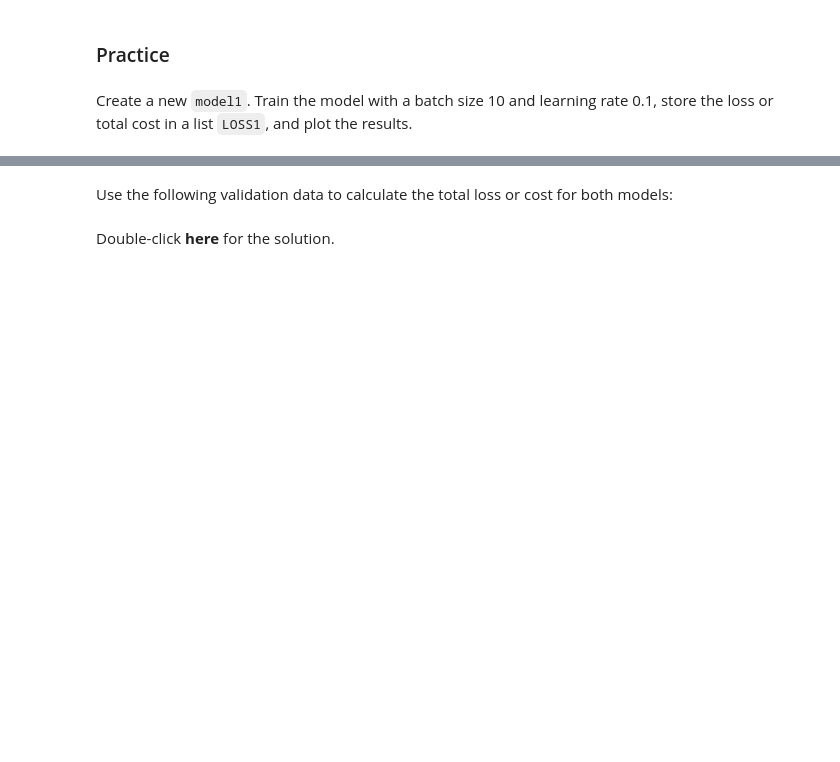
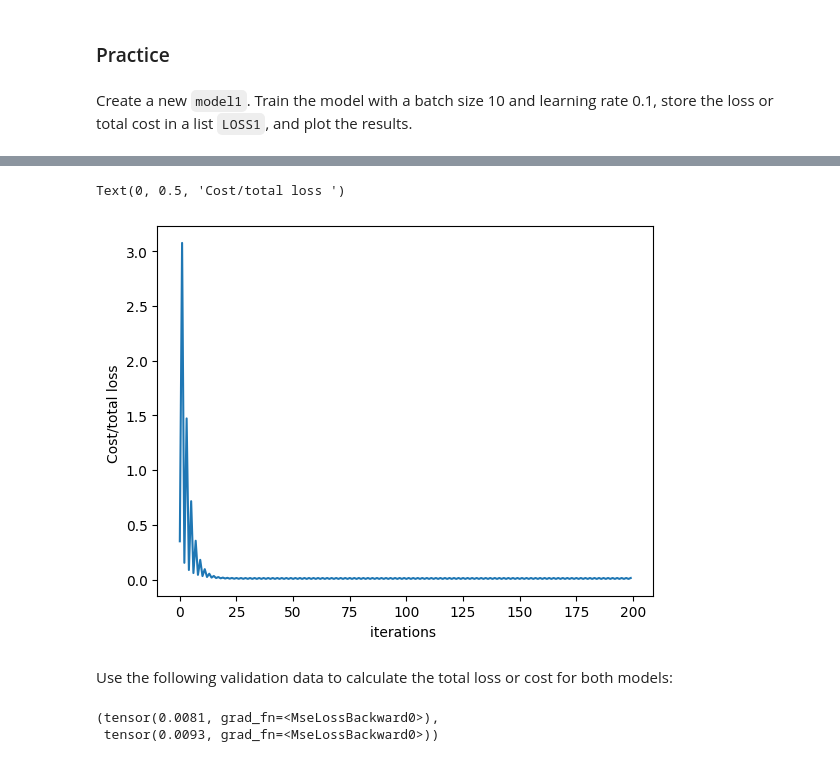
Before and after one commit to imteekay/machine-learning-research, a Jupyter notebook: courses/introduction-to-neural-networks-and-pytorch/multiple_linear_regression_training.ipynb, the cells around one changed output, grey strips where cells are left out. Cells and saved outputs as stored; diff of their text form; code cells hidden in the pictures; blank space fills up the shorter version.

```diff
--- a/courses/introduction-to-neural-networks-and-pytorch/multiple_linear_regression_training.ipynb
+++ b/courses/introduction-to-neural-networks-and-pytorch/multiple_linear_regression_training.ipynb
@@ -225,3 +193,10 @@ plt.ylabel("Cost/total loss ")
+# %%
+plt.plot(LOSS1)
+plt.xlabel("iterations ")
+plt.ylabel("Cost/total loss ")
+# %% [output]
+Text(0, 0.5, 'Cost/total loss ')
+[figure, added]
 # %% [markdown]
 Use the following validation data to calculate the total loss or cost for both models:
 # %%
@@ -230,9 +205,14 @@ torch.manual_seed(2)
 validation_data = Data2D()
 Y = validation_data.y
 X = validation_data.x
+
+yhat = model(X)
+model_loss = criterion(yhat, Y)
+
+yhat = model1(X)
+model_loss1 = criterion(yhat, Y)
+
+model_loss, model_loss1
+# %% [output]
+(tensor(0.0081, grad_fn=<MseLossBackward0>),
+ tensor(0.0093, grad_fn=<MseLossBackward0>))
-# %% [markdown]
-Double-click <b>here</b> for the solution.
-<!-- Your answer is below:
-print("total loss or cost for model: ",criterion(model(X),Y))
-print("total loss or cost for model: ",criterion(model1(X),Y))
--->
```
Also changed, not shown: parts of 28 cells of this notebook.
